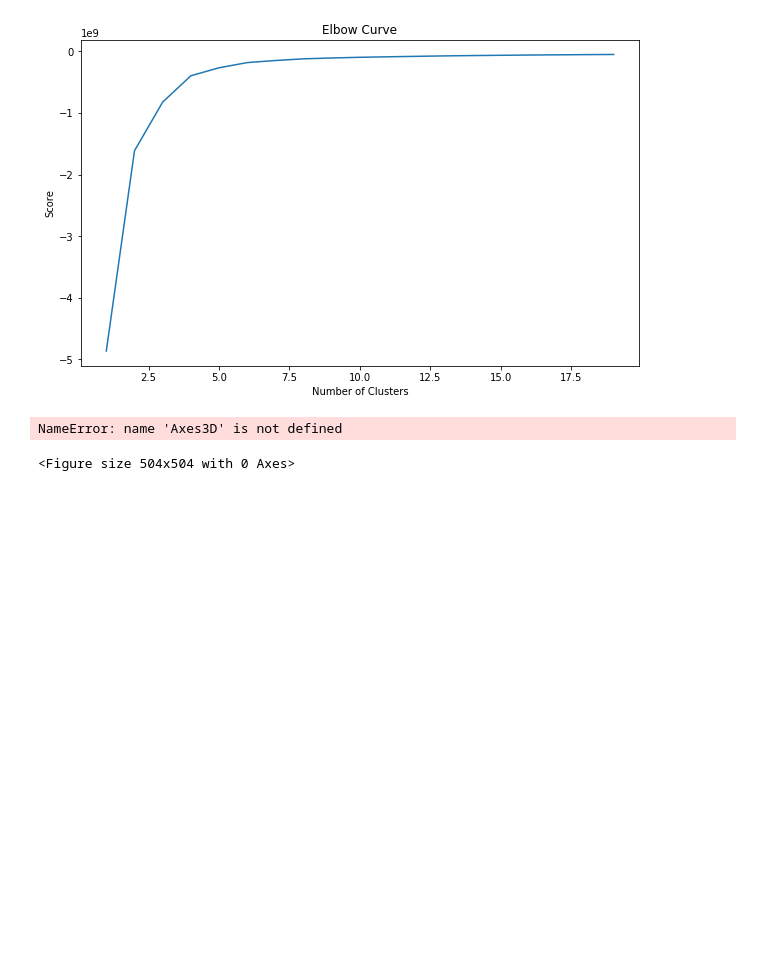
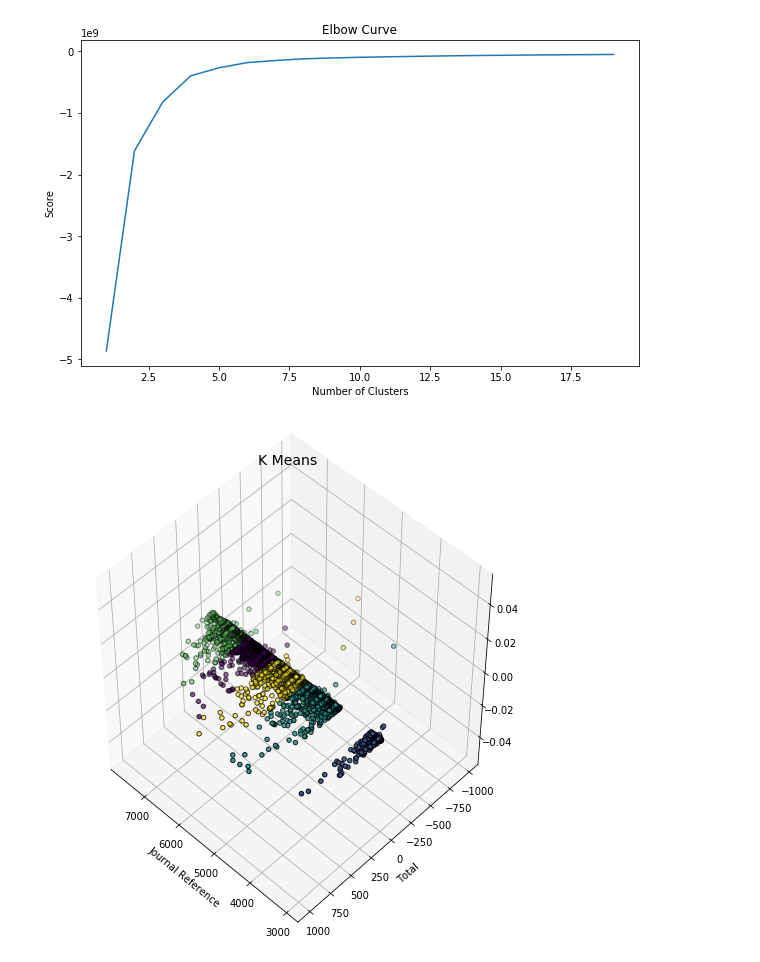
Before and after one commit to piy0999/Unicorns-First, a Jupyter notebook: outlier_detect_model.ipynb, the cells around one changed output. Drawn from its saved outputs; the diff is of its cells as text; code cells hidden in the pictures; blank space fills up the shorter version.

```diff
--- a/outlier_detect_model.ipynb
+++ b/outlier_detect_model.ipynb
@@ -68,21 +68,19 @@ plt.show();
 # %% [output]
 [figure]
 # %%
+from mpl_toolkits.mplot3d import Axes3D
 X = df_clean[['Journal Reference', 'Total']]
 X = X.reset_index(drop=True)
 km = KMeans(n_clusters=5)
 km.fit(X)
 km.predict(X)
 labels = km.labels_
 #Plotting
 fig = plt.figure(1, figsize=(7,7))
 ax = Axes3D(fig, rect=[0, 0, 0.95, 1], elev=48, azim=134)
-ax.scatter(X.iloc[:,0], X.iloc[:,1], X.iloc[:,2],
-          c=labels.astype(np.float), edgecolor="k")
-ax.set_xlabel("price_usd")
-ax.set_ylabel("srch_booking_window")
-ax.set_zlabel("srch_saturday_night_bool")
+ax.scatter(X.iloc[:,0], X.iloc[:,1], c=labels.astype(np.float), edgecolor="k")
+ax.set_xlabel("Journal Reference")
+ax.set_ylabel("Total")
 plt.title("K Means", fontsize=14);
 # %% [output]
-NameError: name 'Axes3D' is not defined
-<Figure size 504x504 with 0 Axes>
+[figure, added]
```
Also changed, not shown: parts of 7 cells of this notebook.
